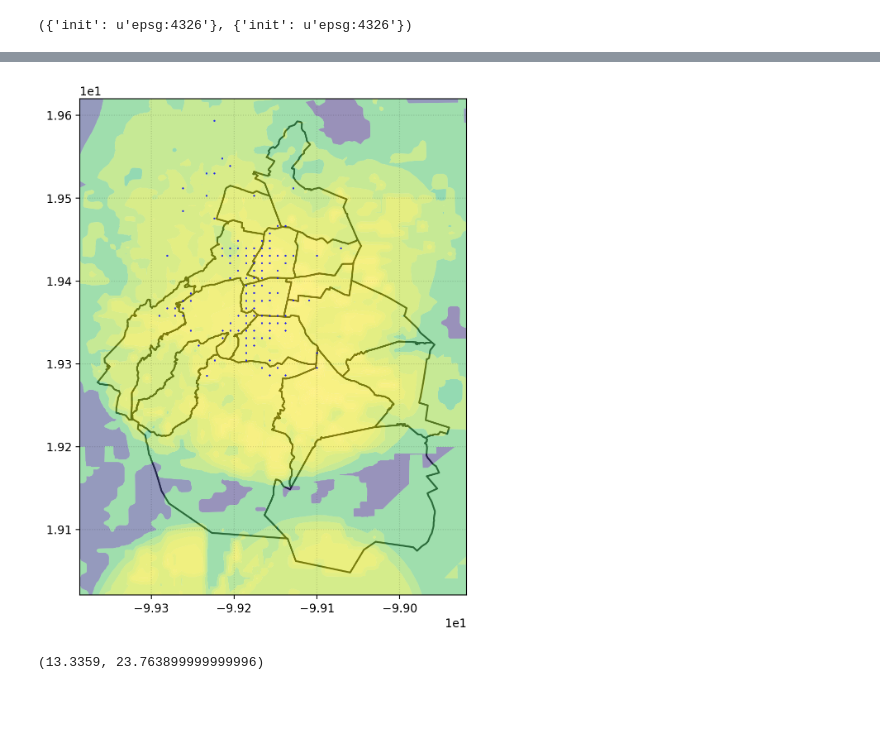
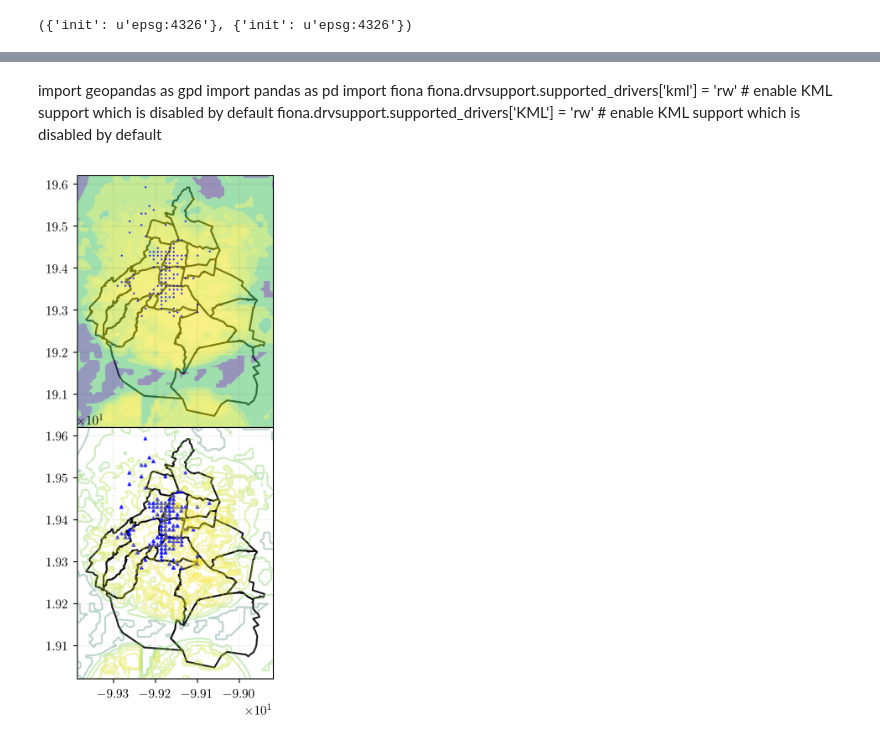
Before and after one commit to zamorays/cursoDatosGeograficos, a Jupyter notebook: Sesion 8 Matplotlib Pandas y Geopandas.ipynb, the cells around one changed output, grey strips where cells are left out. Drawn from its saved outputs; the diff is of its cells as text; code cells hidden in the pictures; blank space fills up the shorter version.

```diff
--- a/Sesion 8 Matplotlib Pandas y Geopandas.ipynb
+++ b/Sesion 8 Matplotlib Pandas y Geopandas.ipynb
@@ -436,6 +451,9 @@ sismicShape.head()
 | 2 | 0.0 | 0.0 | 4 | 3 | 2 | 0.02 | POLYGON ((-98.04846501555183 21.3... |
 | 3 | 0.0 | 0.0 | 5 | 4 | 2 | 0.02 | POLYGON ((-98.06553333339951 21.3... |
 | 4 | 0.0 | 0.0 | 6 | 5 | 2 | 0.02 | POLYGON ((-97.5398167336634 21.24... |
+# %%
+sismicShape['isocontours'] = sismicShape.boundary
+sismicShape['sismic_regions'] = sismicShape.geometry
 # %%
 sismicShape.crs,sismicStations.crs
 # %% [output]
@@ -443,43 +470,61 @@ sismicShape.crs,sismicStations.crs
+# %% [markdown]
+import geopandas as gpd
+import pandas as pd
+import fiona
+fiona.drvsupport.supported_drivers['kml'] = 'rw' # enable KML support which is disabled by default
+fiona.drvsupport.supported_drivers['KML'] = 'rw' # enable KML support which is disabled by default
 # %%
-scale = 400
+scale = 200
 # Image size
 nsubX = 1
-nsubY = 0
+nsubY = 2
 
 width,height = 3*scale*(nsubX+1*(nsubX==0)),3*scale*(nsubY+1*(nsubY==0))
 
 # Pixel border around image
 border = 1
 
 dpi = 200.0
 figsize= (width+2*border)/float(dpi), (height+2*border)/float(dpi)
 fig,ax = subplots((nsubY+1*(nsubY==0)),(nsubX+1*(nsubX==0)),
-                  figsize=figsize, dpi=dpi, sharey=True)
+                  figsize=figsize, dpi=dpi, sharex=True)
 
 hpixel = 1.0/(width+2*border)
 vpixel = 1.0/(height+2*border)
 
 fig.subplots_adjust(left=border*hpixel, bottom=border*vpixel,
                     right=1-2*border*hpixel, top=1-2*border*vpixel,
                     wspace=0, hspace=0)
 #ax.locator_params(axis='y', nticks=6)
 #ax.locator_params(axis='x', nticks=15)
 
 ticklabel_format(style='sci', axis='x', scilimits=(0,0))
 ticklabel_format(style='sci', axis='y', scilimits=(0,0))
 
-ax.grid(True, color='black', ls=':', alpha=0.15)
-a = gdfCDMX.plot(ax = ax,column='CVE_MUN',alpha=1,color='w',edgecolor=(0,0,0),lw=1.5)
+sismicShape.geometry = sismicShape.sismic_regions
+
+ax[0].grid(True, color='black', ls=':', alpha=0.15)
+a = gdfCDMX.plot(ax = ax[0],column='CVE_MUN',alpha=1,color='w',edgecolor=(0,0,0),lw=1.5)
 xlims = a.get_xlim()
 ylims = a.get_ylim()
-sismicShape.plot(ax = ax,column='PGAPOL_ID',alpha=0.55,cmap='viridis')#,edgecolor=(0,0.75,0.75),lw=1)
-sismicStations.plot(ax = ax,marker='.',alpha=0.75,color='b', markersize=2)
-ax.set_xlim(xlims)
-ax.set_ylim(ylims)
-ax.set_aspect('equal')
+sismicShape.plot(ax = ax[0],column='PGAPOL_ID',alpha=0.55,cmap='viridis')#,edgecolor=(0,0.75,0.75),lw=1)
+sismicStations.plot(ax = ax[0],marker='.',alpha=0.75,color='b', markersize=2)
+ax[0].set_xlim(xlims)
+ax[0].set_ylim(ylims)
+ax[0].set_aspect('equal')
+
+sismicShape.geometry = sismicShape.isocontours
+
+
+ax[1].grid(True, color='black', ls=':', alpha=0.15)
+a = gdfCDMX.plot(ax = ax[1],column='CVE_MUN',alpha=0.9,color='w',edgecolor=(0,0,0),lw=1.5)
+xlims = a.get_xlim()
+ylims = a.get_ylim()
+sismicShape.geometry = sismicShape.isocontours
+sismicShape.plot(ax = ax[1],column='PGAPOL_ID',alpha=0.2,cmap='viridis')#,edgecolor=(0,0.75,0.75),lw=1)
+sismicStations.plot(ax = ax[1],marker='^',alpha=0.75,color='b', markersize=sismicStations.intensity)
+ax[1].set_xlim(xlims)
+ax[1].set_ylim(ylims)
+ax[1].set_aspect('equal')
 # %% [output]
-[figure, old version]
+[figure, new version]
-# %%
-ylims
-# %% [output]
-(13.3359, 23.763899999999996)
```
Also changed, not shown: parts of 28 cells of this notebook, 2 other files.
